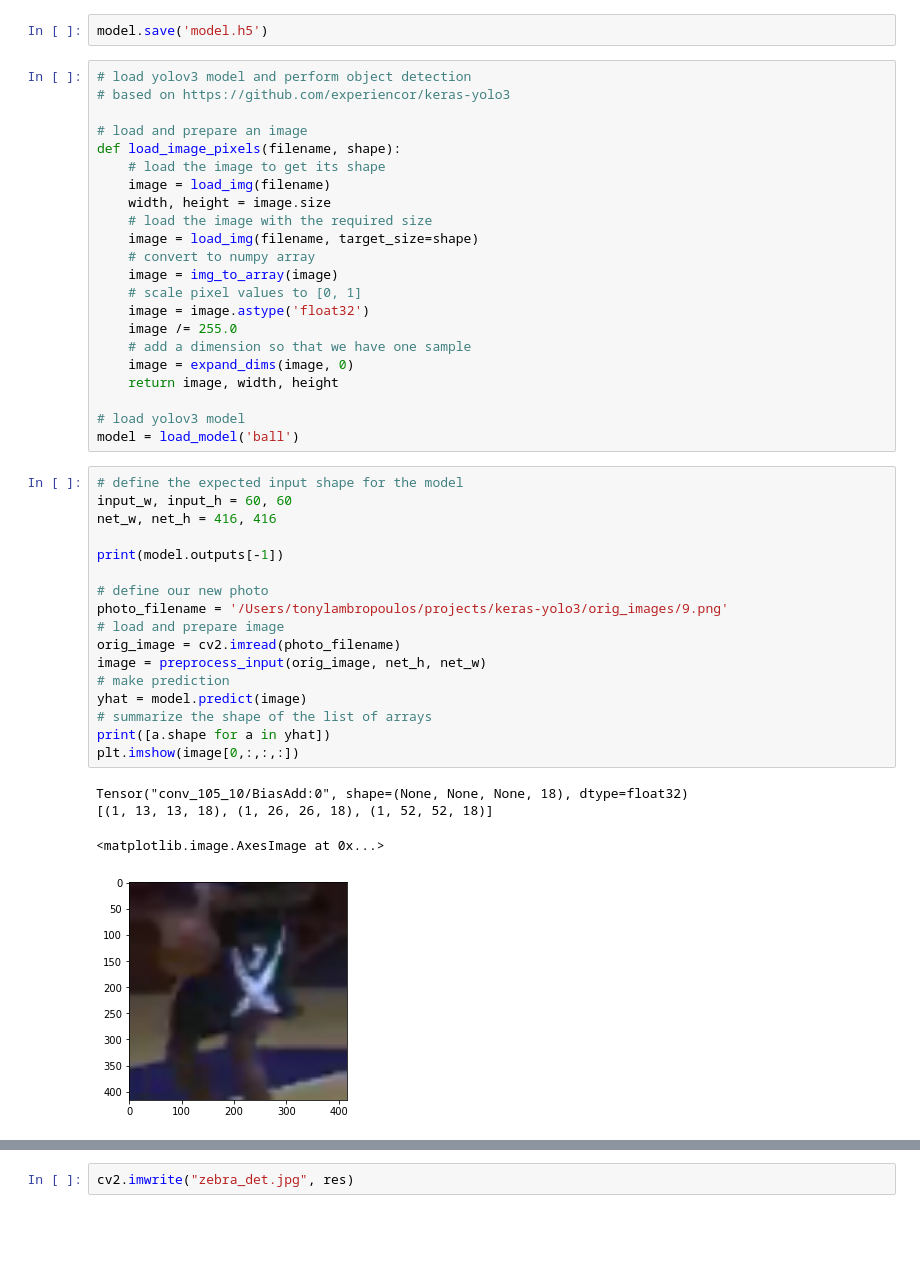
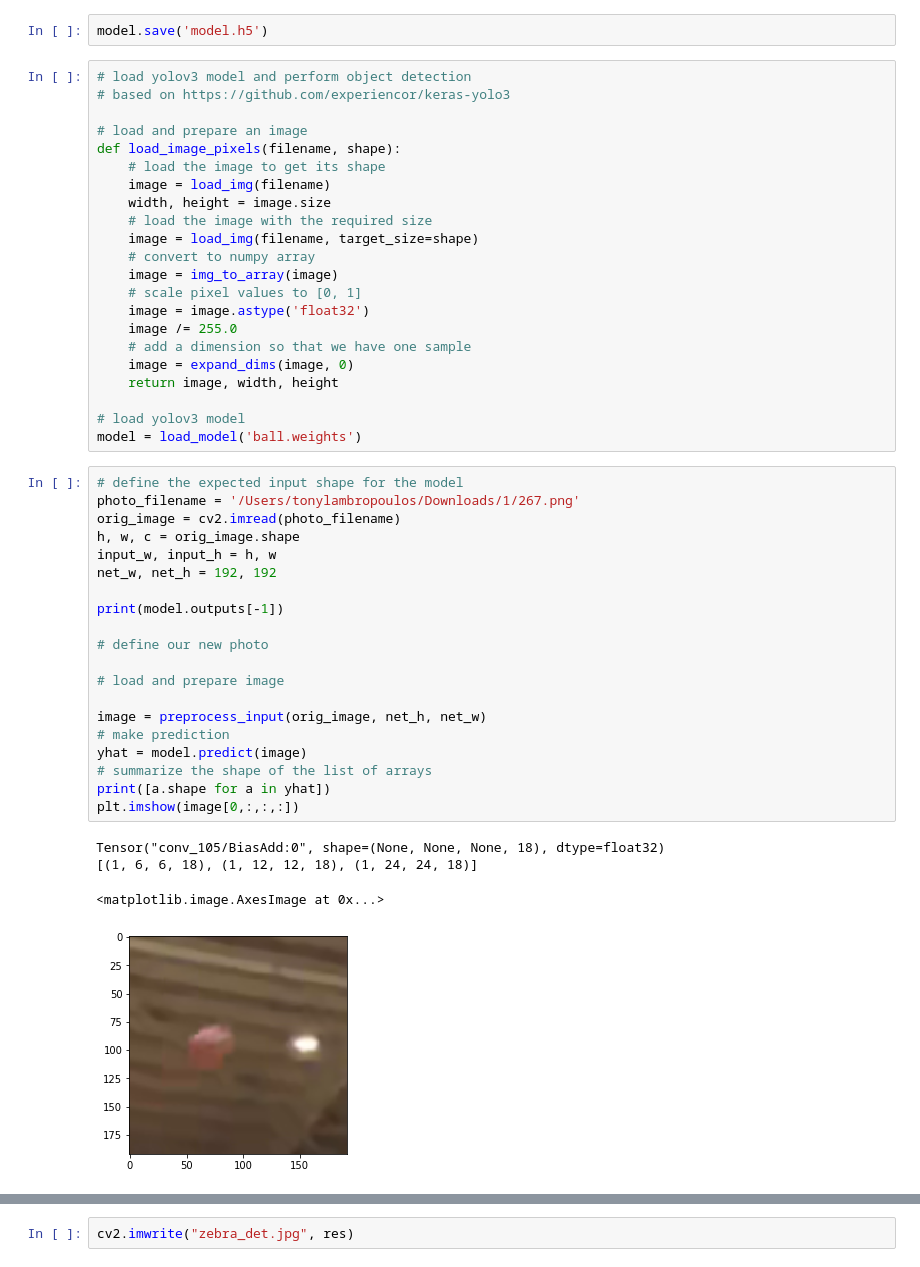
Before and after one commit to tony7126/keras-yolo3, a Jupyter notebook: yolo.ipynb, the cells around one changed output, grey strips where cells are left out. Cells and saved outputs as stored; diff of their text form; blank space fills up the shorter version.

```diff
--- a/yolo.ipynb
+++ b/yolo.ipynb
@@ -68,27 +70,30 @@ def load_image_pixels(filename, shape):
     return image, width, height
 
 # load yolov3 model
-model = load_model('ball')
+model = load_model('ball.weights')
 # %%
 # define the expected input shape for the model
-input_w, input_h = 60, 60
-net_w, net_h = 416, 416
+photo_filename = '/Users/tonylambropoulos/Downloads/1/267.png'
+orig_image = cv2.imread(photo_filename)
+h, w, c = orig_image.shape
+input_w, input_h = h, w
+net_w, net_h = 192, 192
 
 print(model.outputs[-1])
 
 # define our new photo
-photo_filename = '/Users/tonylambropoulos/projects/keras-yolo3/orig_images/9.png'
+
 # load and prepare image
-orig_image = cv2.imread(photo_filename)
+
 image = preprocess_input(orig_image, net_h, net_w)
 # make prediction
 yhat = model.predict(image)
 # summarize the shape of the list of arrays
 print([a.shape for a in yhat])
 plt.imshow(image[0,:,:,:])
 # %% [output]
-Tensor("conv_105_10/BiasAdd:0", shape=(None, None, None, 18), dtype=float32)
-[(1, 13, 13, 18), (1, 26, 26, 18), (1, 52, 52, 18)]
+Tensor("conv_105/BiasAdd:0", shape=(None, None, None, 18), dtype=float32)
+[(1, 6, 6, 18), (1, 12, 12, 18), (1, 24, 24, 18)]
 <matplotlib.image.AxesImage at 0x...>
-[figure, old version]
+[figure, new version]
 # %%
```
Also changed, not shown: parts of 6 cells of this notebook, 2 other files.
